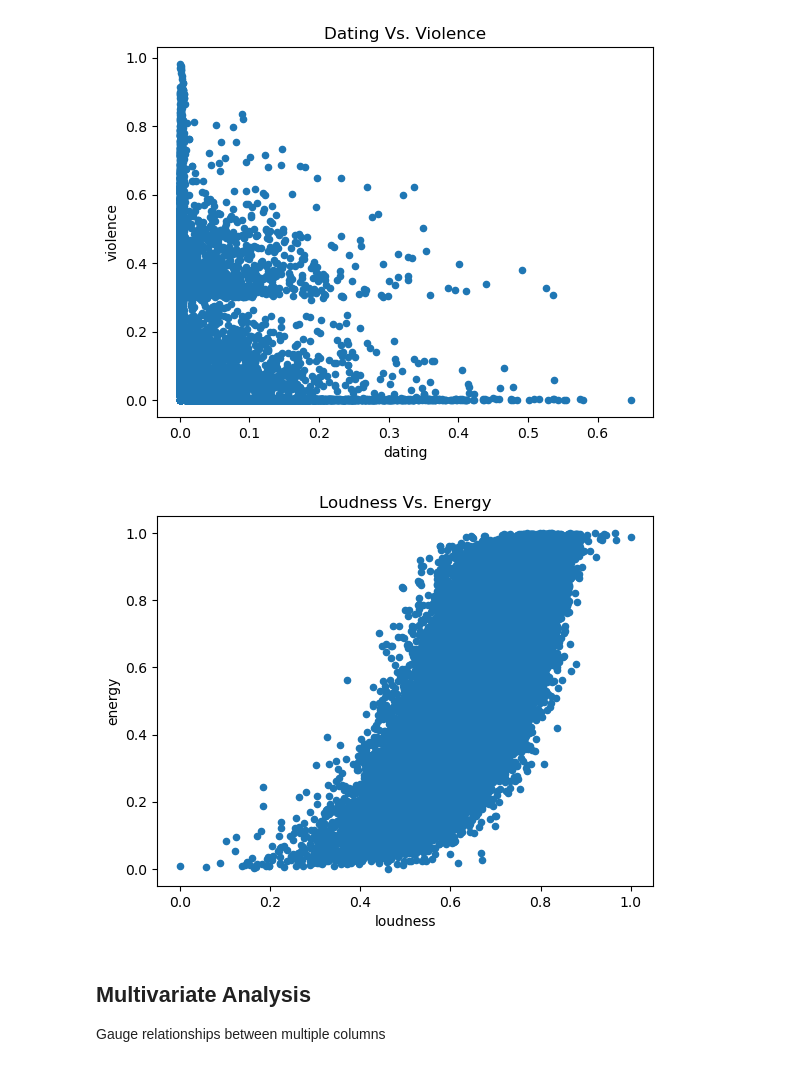
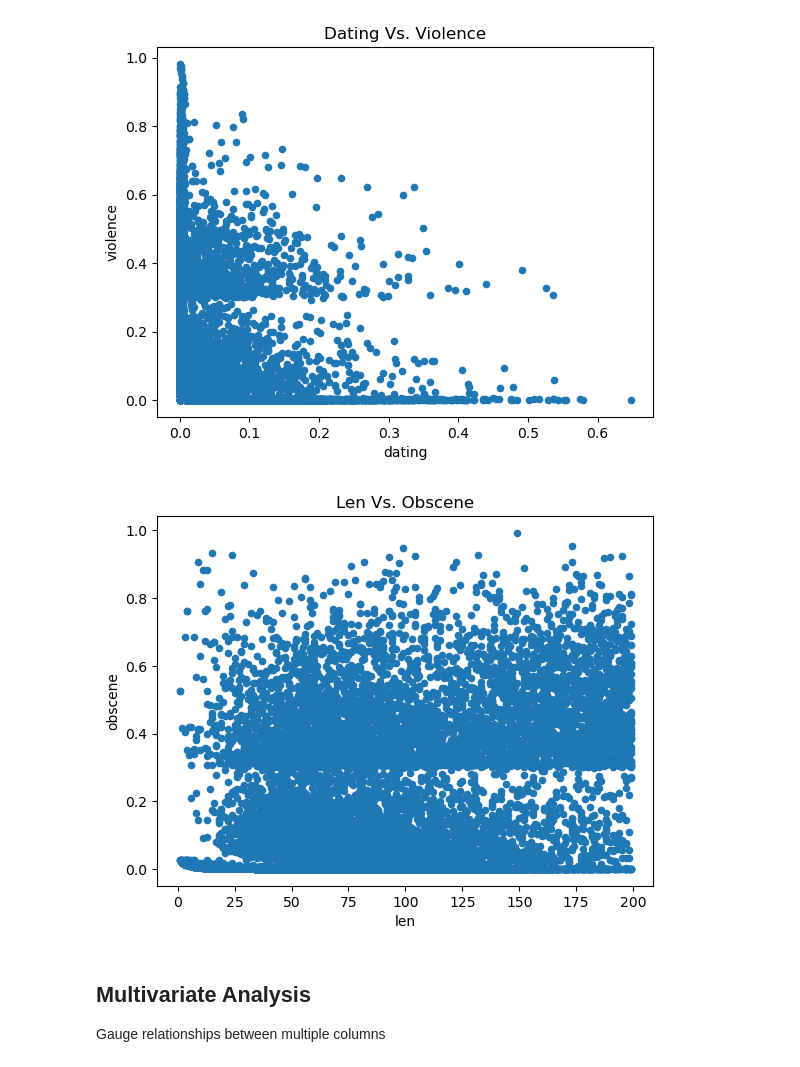
Before and after one commit to nasehacho/audio-rec-algo, a Jupyter notebook: notebooks/01-Audio-Data-Initial-EDA.ipynb, the cells around one changed output. Drawn from its saved outputs; the diff is of its cells as text; code cells hidden in the pictures.

```diff
--- a/notebooks/01-Audio-Data-Initial-EDA.ipynb
+++ b/notebooks/01-Audio-Data-Initial-EDA.ipynb
@@ -4,7 +4,7 @@ import numpy as np
 import matplotlib.pyplot as plt
 import seaborn as sns
 # %%
-audio_df = pd.read_csv('../data/tcc_ceds_music.csv')
+audio_df = pd.read_csv('../data/train.csv')
 # %%
 audio_df.info()
 # %% [output]
@@ -123,10 +120,10 @@ plt.show()
 # %% [output]
 [figure]
 # %%
-audio_df.plot(kind='scatter', x='loudness', y='energy', title='Loudness Vs. Energy')
+audio_df.plot(kind='scatter', x='len', y='obscene', title='Len Vs. Obscene')
 plt.show()
 # %% [output]
-[figure, old version]
+[figure, new version]
 # %% [markdown]
 ## Multivariate Analysis
 
```
Also changed, not shown: parts of 8 cells of this notebook, 4 other files.
